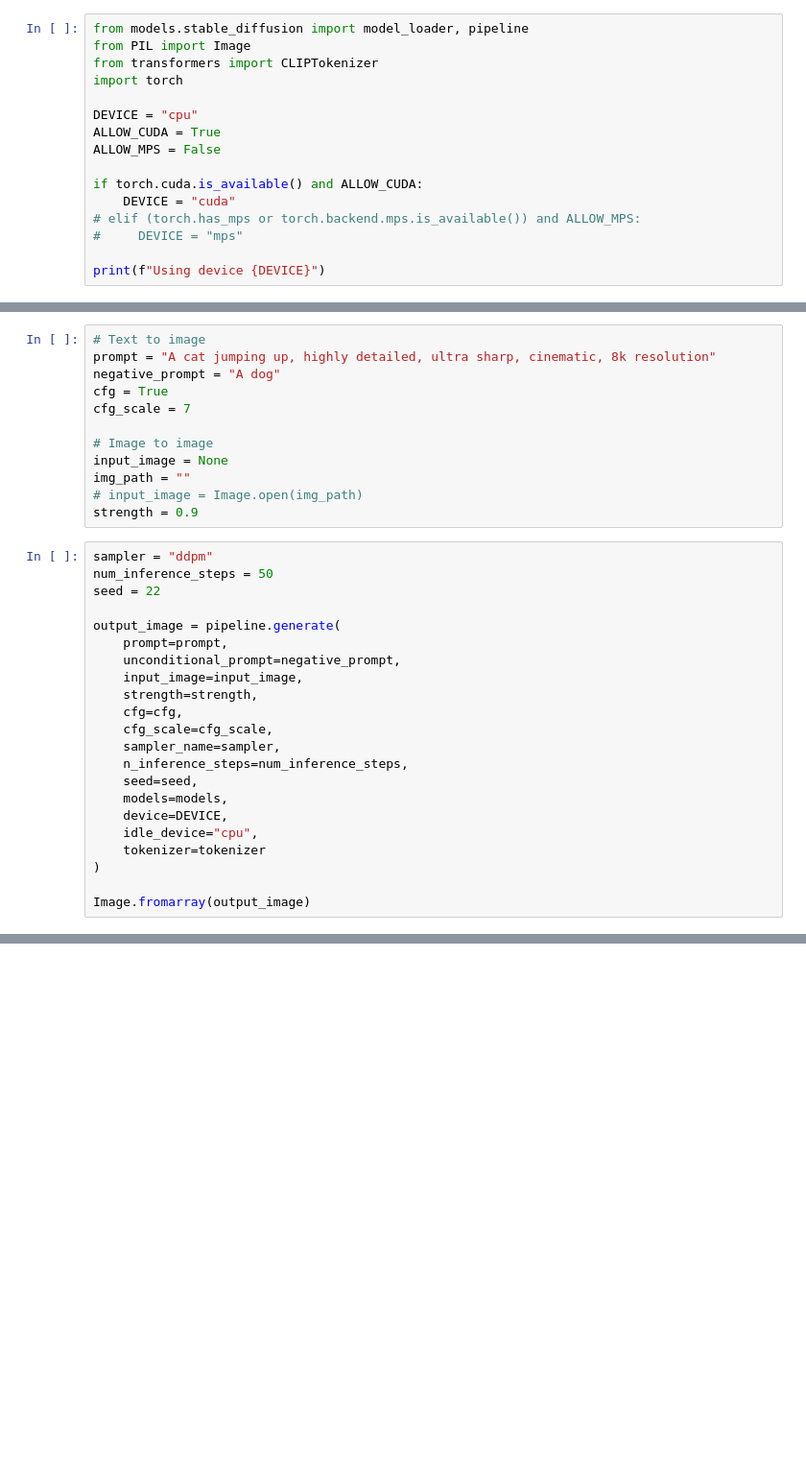
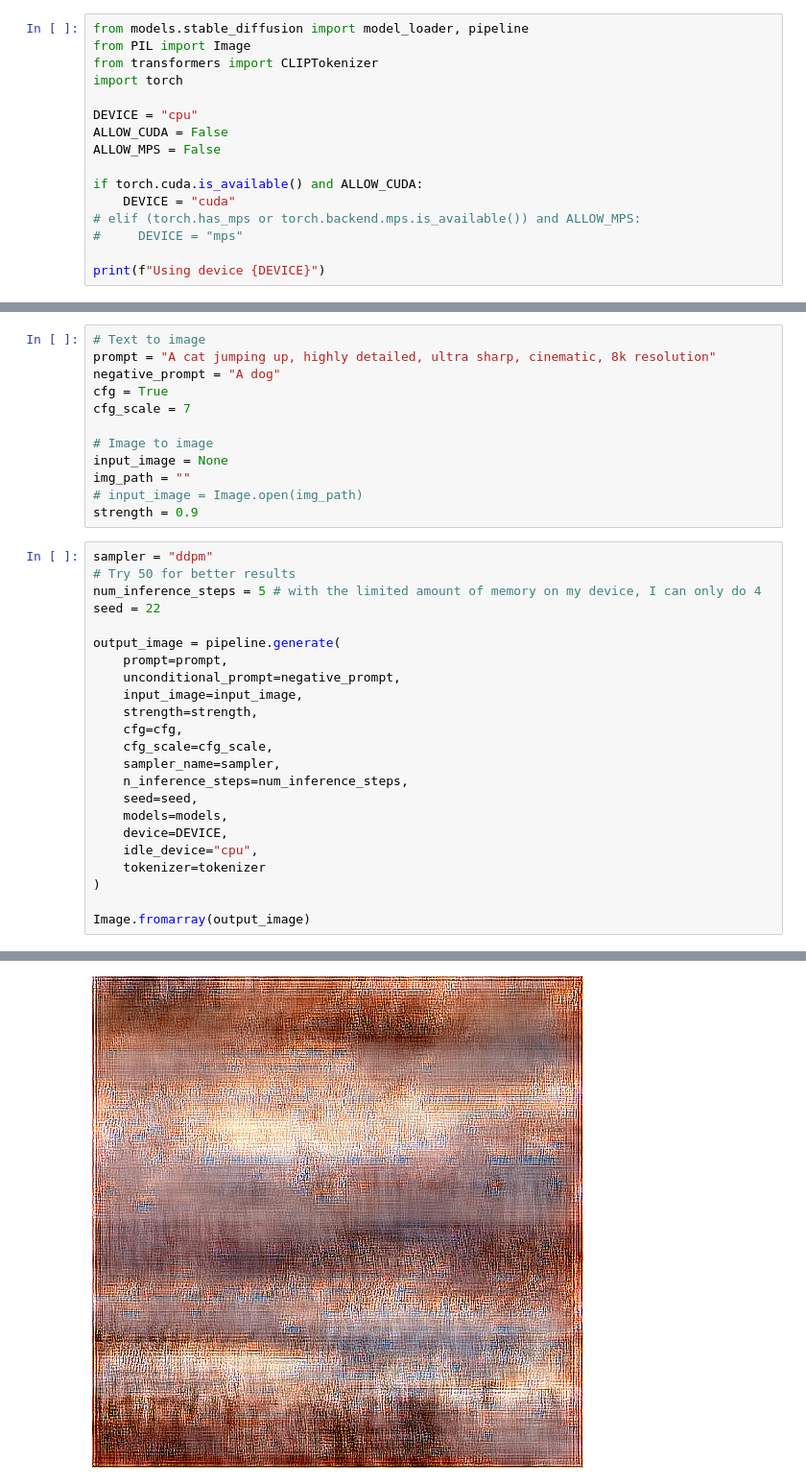
Before and after one commit to aiden200/Stable_Diffusion, a Jupyter notebook: sd.ipynb, the cells around one changed output, grey strips where cells are left out. Shown at 96% size. Cells and saved outputs as stored; diff of their text form; blank space fills up the shorter version.

```diff
--- a/sd.ipynb
+++ b/sd.ipynb
@@ -5,7 +5,7 @@ from transformers import CLIPTokenizer
 import torch
 
 DEVICE = "cpu"
-ALLOW_CUDA = True
+ALLOW_CUDA = False
 ALLOW_MPS = False
 
 if torch.cuda.is_available() and ALLOW_CUDA:
@@ -38,7 +38,8 @@ img_path = ""
 strength = 0.9
 # %%
 sampler = "ddpm"
-num_inference_steps = 50
+# Try 50 for better results
+num_inference_steps = 5 # with the limited amount of memory on my device, I can only do 4
 seed = 22
 
 output_image = pipeline.generate(
@@ -62,0 +63 @@ KeyboardInterrupt:
+[figure, added]
```
Also changed, not shown: parts of 1 cell of this notebook, 2 other files.
